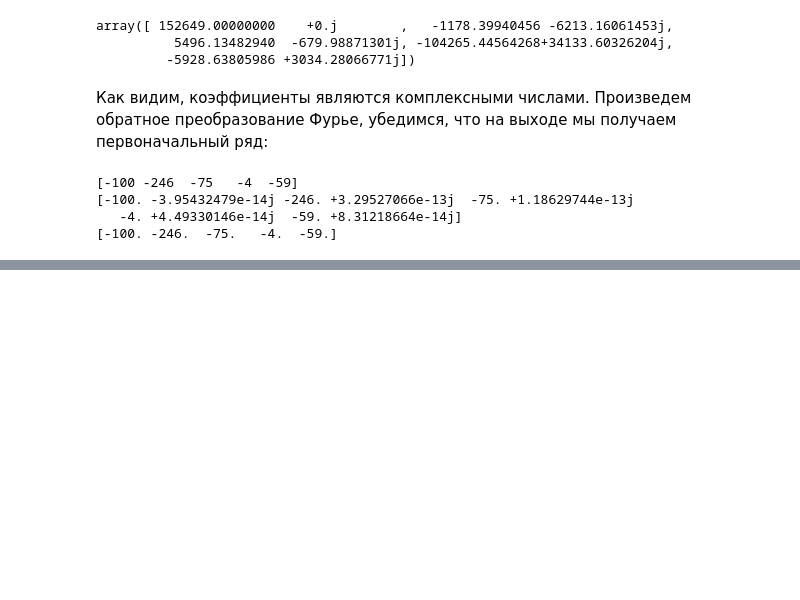
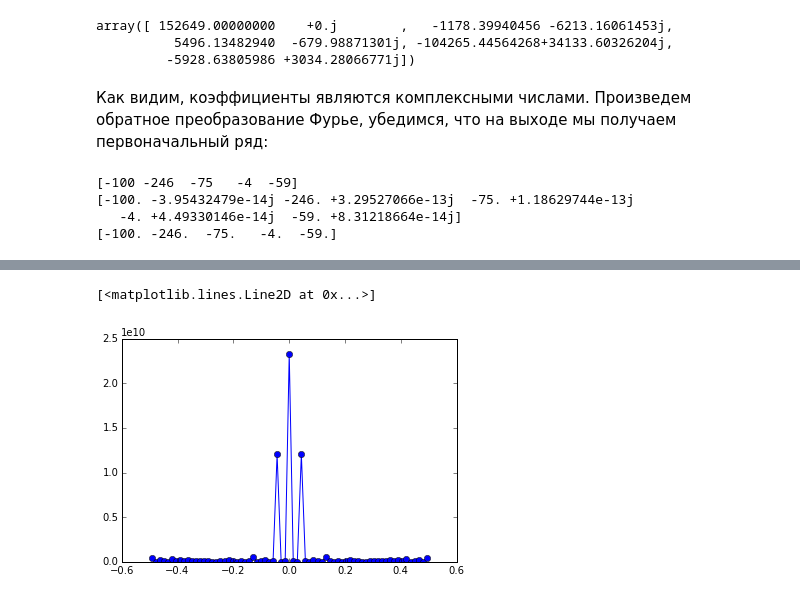
Before and after one commit to KolesovDmitry/remote_sensing, a Jupyter notebook: FFT_NDVI_Segmentation.ipynb, the cells around one changed output, grey strips where cells are left out. Saved outputs shown, nothing was run; the diff lists cells and outputs as text; code cells hidden in the pictures; blank space fills up the shorter version.

```diff
--- a/FFT_NDVI_Segmentation.ipynb
+++ b/FFT_NDVI_Segmentation.ipynb
@@ -115,0 +150,6 @@ print ifft(water0_fft).real[:5]  # Действительная часть си
+# %%
+# Энергетический спектр
+plot(freq[idx], abs(water0_fft[idx])**2, '-o')
+# %% [output]
+[<matplotlib.lines.Line2D at 0x...>]
+[figure, added]
```
Also changed, not shown: parts of 15 cells of this notebook.
